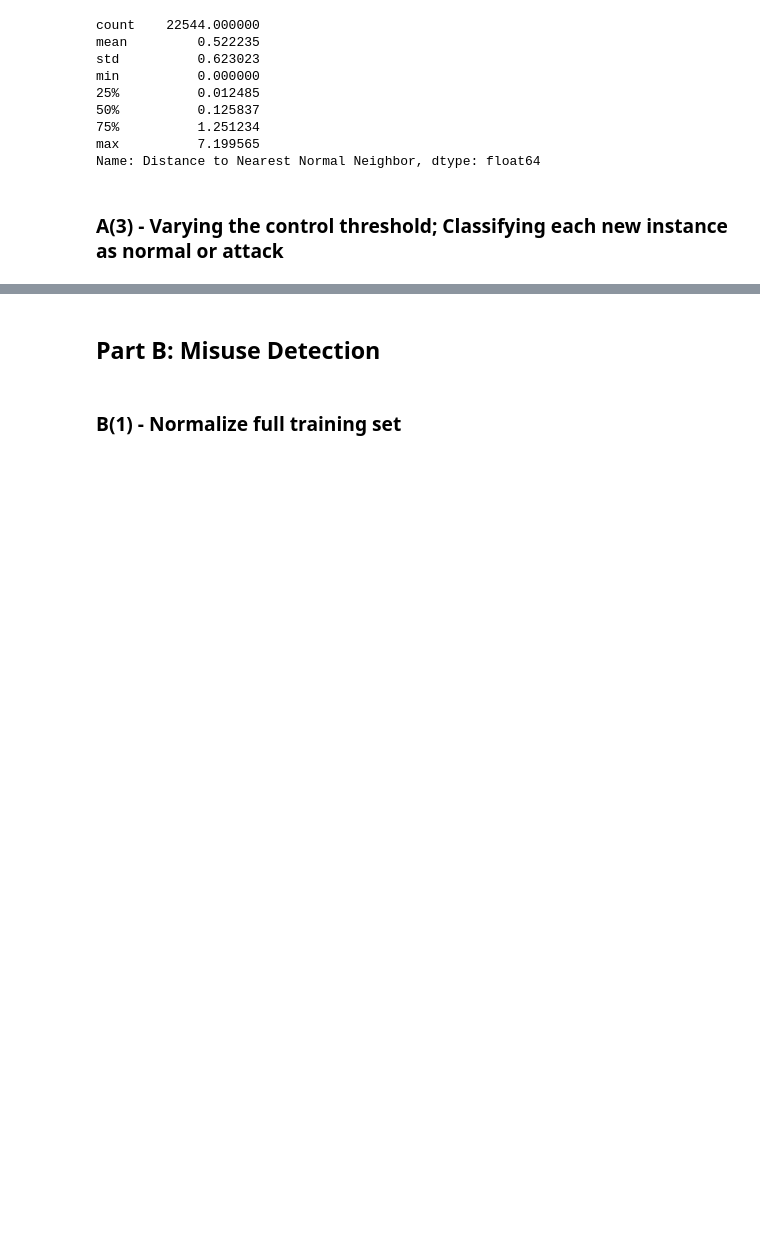
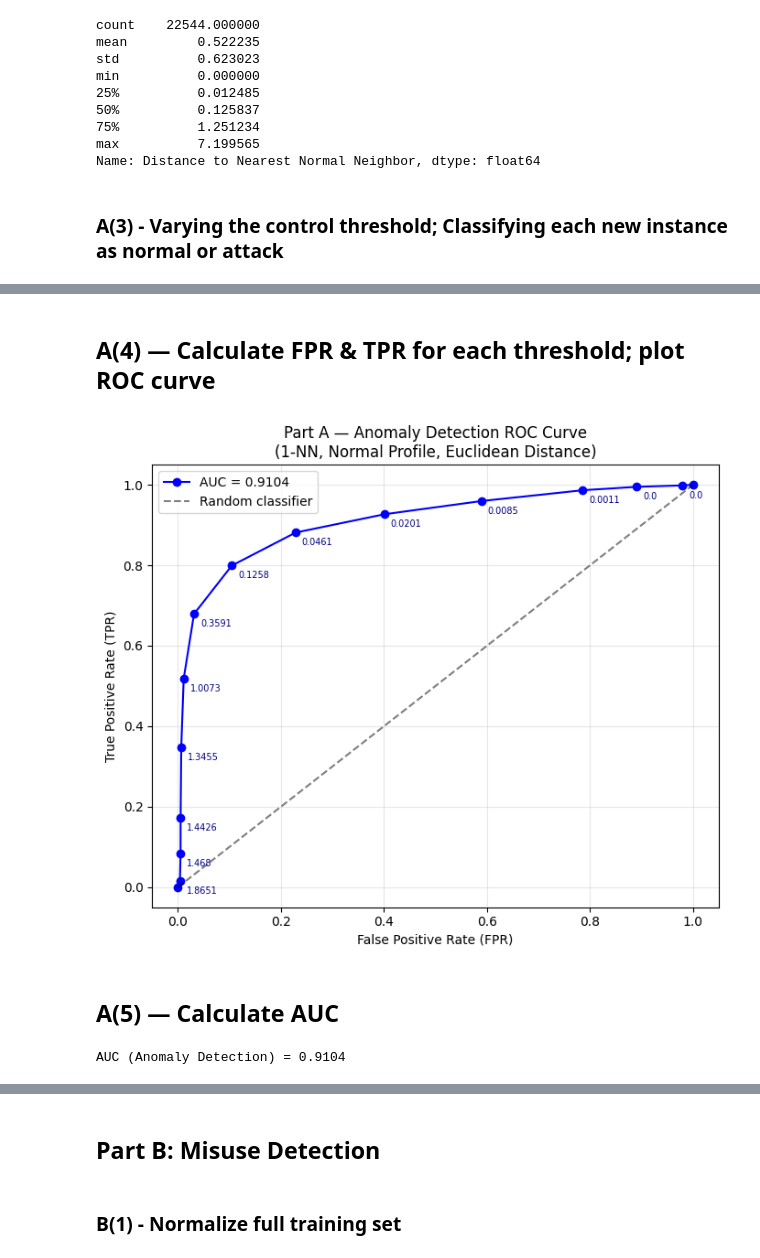
Before and after one commit to debjeet-chak/cid_hw3, a Jupyter notebook: HW3_CID.ipynb, the cells around one changed output, grey strips where cells are left out. Saved outputs shown, nothing was run; the diff lists cells and outputs as text; code cells hidden in the pictures; blank space fills up the shorter version.

Commit message:
anomaly detection code

```diff
--- a/HW3_CID.ipynb
+++ b/HW3_CID.ipynb
@@ -145,0 +130,17 @@ for t in thresholds:
+# %%
+percentiles  = [1, 5, 10, 20, 30, 40, 50, 60, 70, 80, 90, 95, 99]
+thresholds_A = np.unique(np.percentile(dist_to_nearest_normal, percentiles))
+
+rows = []
+for t in thresholds_A:
+    y_pred = (dist_to_nearest_normal > t).astype(int)
+    tp = np.sum((y_pred==1)&(y_test_binary==1))
+    fp = np.sum((y_pred==1)&(y_test_binary==0))
+    tn = np.sum((y_pred==0)&(y_test_binary==0))
+    fn = np.sum((y_pred==0)&(y_test_binary==1))
+    rows.append({'Threshold': round(t,4), 'TP':tp, 'FP':fp, 'TN':tn, 'FN':fn,
+                 'TPR': tp/(tp+fn) if tp+fn>0 else 0,
+                 'FPR': fp/(fp+tn) if fp+tn>0 else 0})
+
+thresh_df = pd.DataFrame(rows)
+thresh_df.style.format({'Threshold':'{:.4f}','TPR':'{:.4f}','FPR':'{:.4f}'})
@@ -145,0 +162,31 @@ for t in thresholds:
+# %% [markdown]
+## A(4) — Calculate FPR & TPR for each threshold; plot ROC curve
+# %%
+fpr_A = thresh_df['FPR'].tolist()
+tpr_A = thresh_df['TPR'].tolist()
+
+order      = np.argsort(fpr_A)
+fpr_A_plot = [0.0] + [fpr_A[i] for i in order] + [1.0]
+tpr_A_plot = [0.0] + [tpr_A[i] for i in order] + [1.0]
+
+auc_A = auc(fpr_A_plot, tpr_A_plot)
+
+plt.figure(figsize=(7,6))
+plt.plot(fpr_A_plot, tpr_A_plot, 'b-o', markersize=6, label=f'AUC = {auc_A:.4f}')
+plt.plot([0,1],[0,1],'k--', alpha=0.5, label='Random classifier')
+for _, r in thresh_df.iterrows():
+    plt.annotate(f'{r.Threshold}', (r.FPR, r.TPR),
+                 textcoords='offset points', xytext=(5,-10), fontsize=7, color='navy')
+plt.xlabel('False Positive Rate (FPR)')
+plt.ylabel('True Positive Rate (TPR)')
+plt.title('Part A — Anomaly Detection ROC Curve\n(1-NN, Normal Profile, Euclidean Distance)')
+plt.legend(); plt.grid(True, alpha=0.3); plt.tight_layout()
+plt.savefig('part_A_ROC.png', dpi=150); plt.show()
+# %% [output]
+[figure, added]
+# %% [markdown]
+## A(5) — Calculate AUC
+# %%
+print(f"AUC (Anomaly Detection) = {auc_A:.4f}")
+# %% [output]
+AUC (Anomaly Detection) = 0.9104
```
Also changed, not shown: parts of 4 cells of this notebook.
